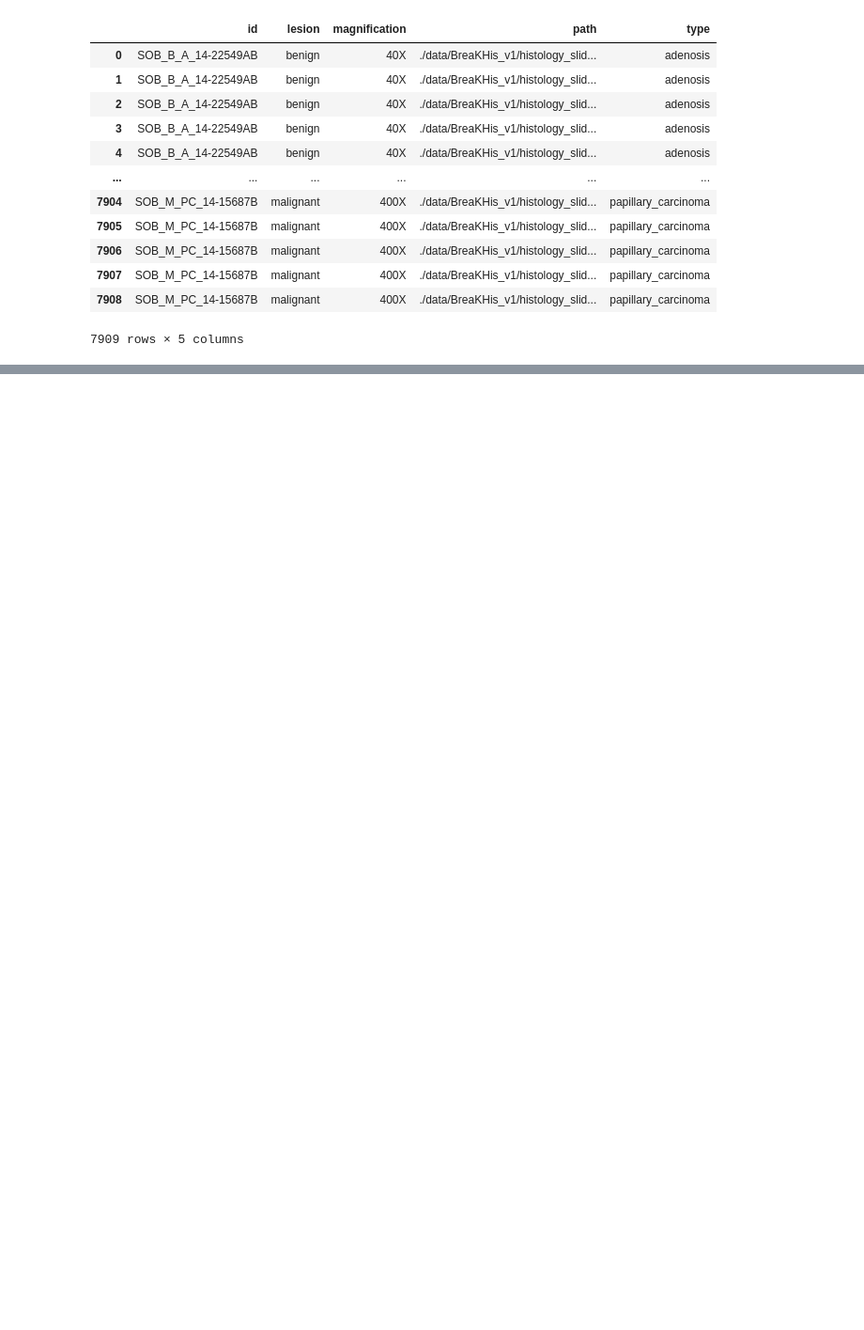
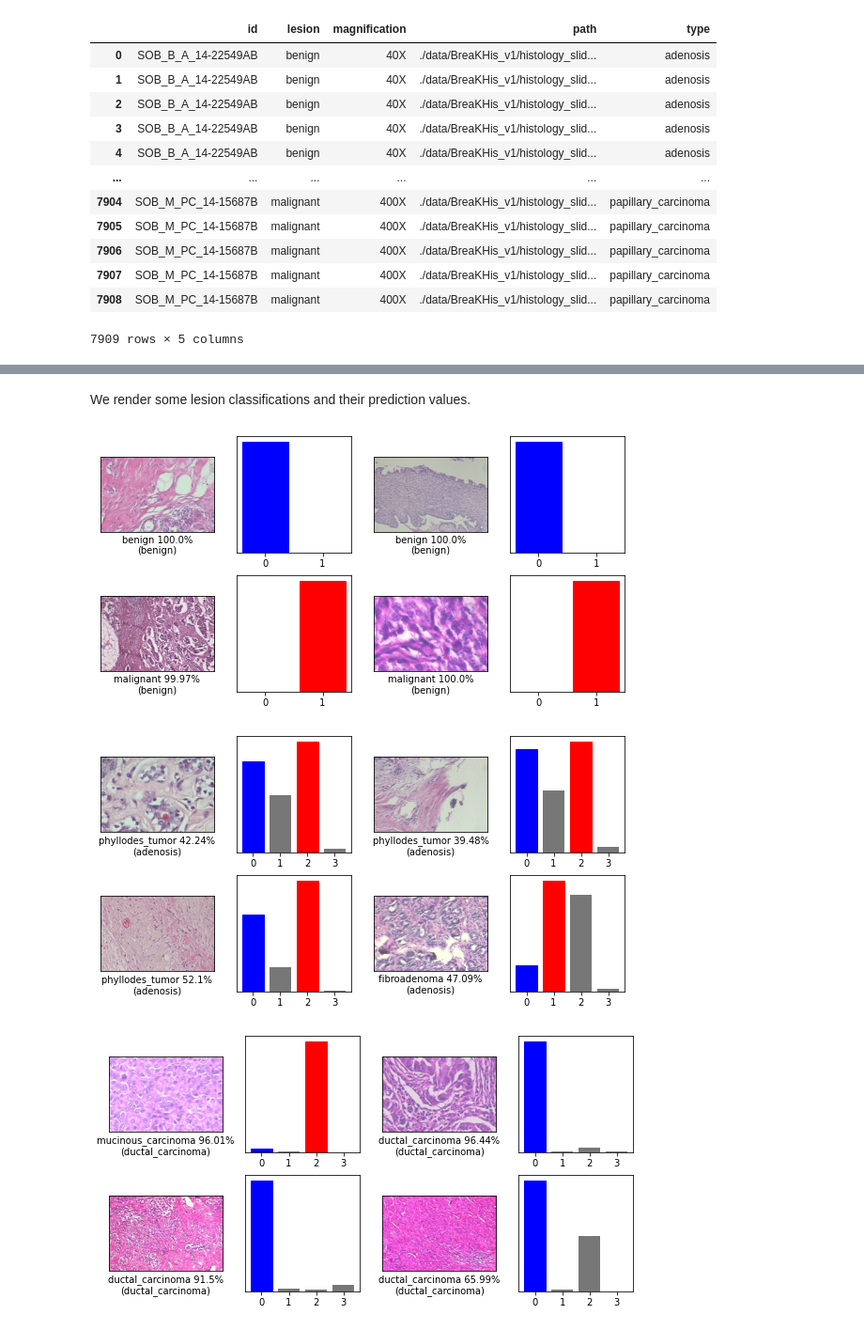
Before and after one commit to dariocurr/dl_project, a Jupyter notebook: project.ipynb, the cells around one changed output, grey strips where cells are left out. Shown at 94% size. Cells and saved outputs as stored; diff of their text form; code cells hidden in the pictures; blank space fills up the shorter version.

```diff
--- a/project.ipynb
+++ b/project.ipynb
@@ -566,0 +411,8 @@ Average accuracy of the deep model: 0.07332490518331226
+# %%
+deep_models = ["breastnet", "vgg16", "vgg19"]
+deep_models_results = {}
+for i in range(len(keys)):
+    deep_models_results[keys[i]] = {}
+    deep_models_results[keys[i]]["y_true"] = y_tests[i]
+    for deep_model in deep_models:
+        deep_models_results[keys[i]][deep_model] = {}
@@ -566,0 +598,15 @@ Average accuracy of the deep model: 0.07332490518331226
+# %% [markdown]
+We render some lesion classifications and their prediction values.
+# %%
+for i in range(len(keys)):
+    plot_results(
+        [random.randint(1, len(y_tests[i])) for _ in range(16)],
+        x_tests[i],
+        y_tests[i],
+        deep_models_results[keys[i]]["breastnet"]["predictions"],
+        encoders[i]
+    )
+# %% [output]
+[figure, added]
+[figure, added]
+[figure, added]
```
Also changed, not shown: parts of 102 cells of this notebook, 1 other file.
